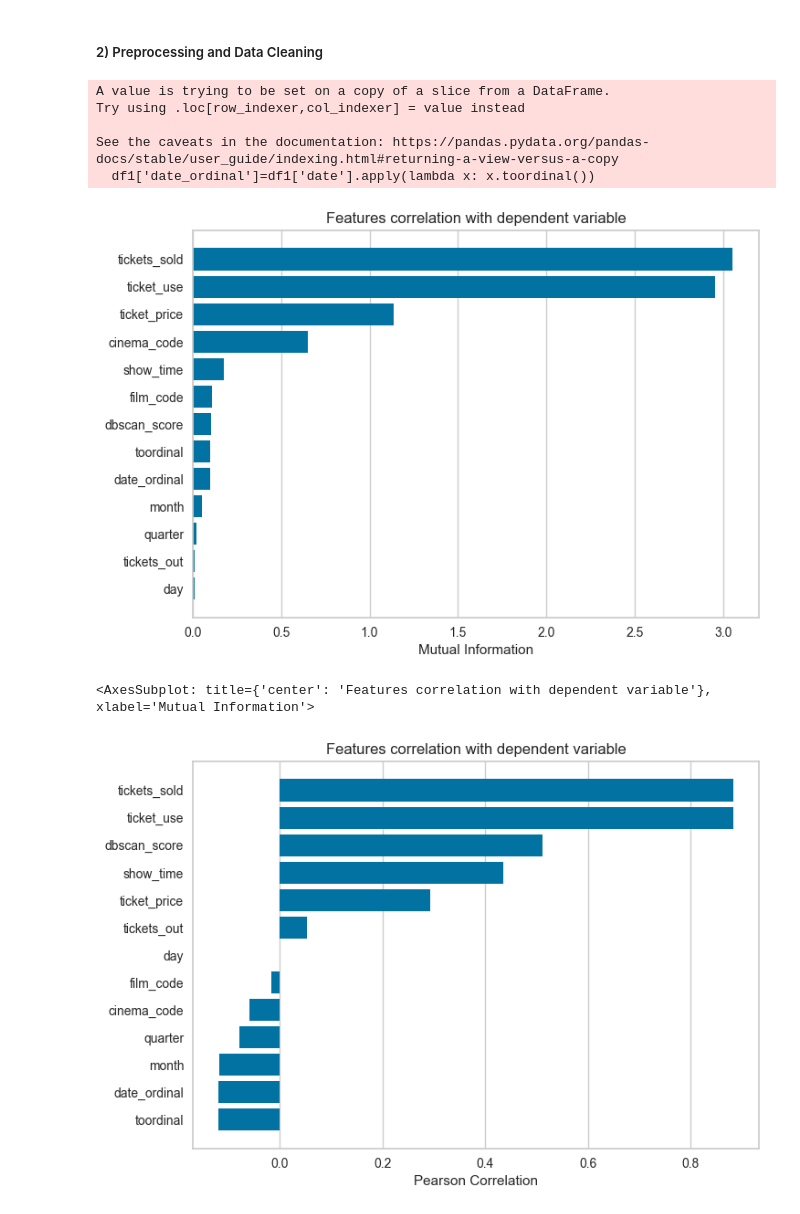
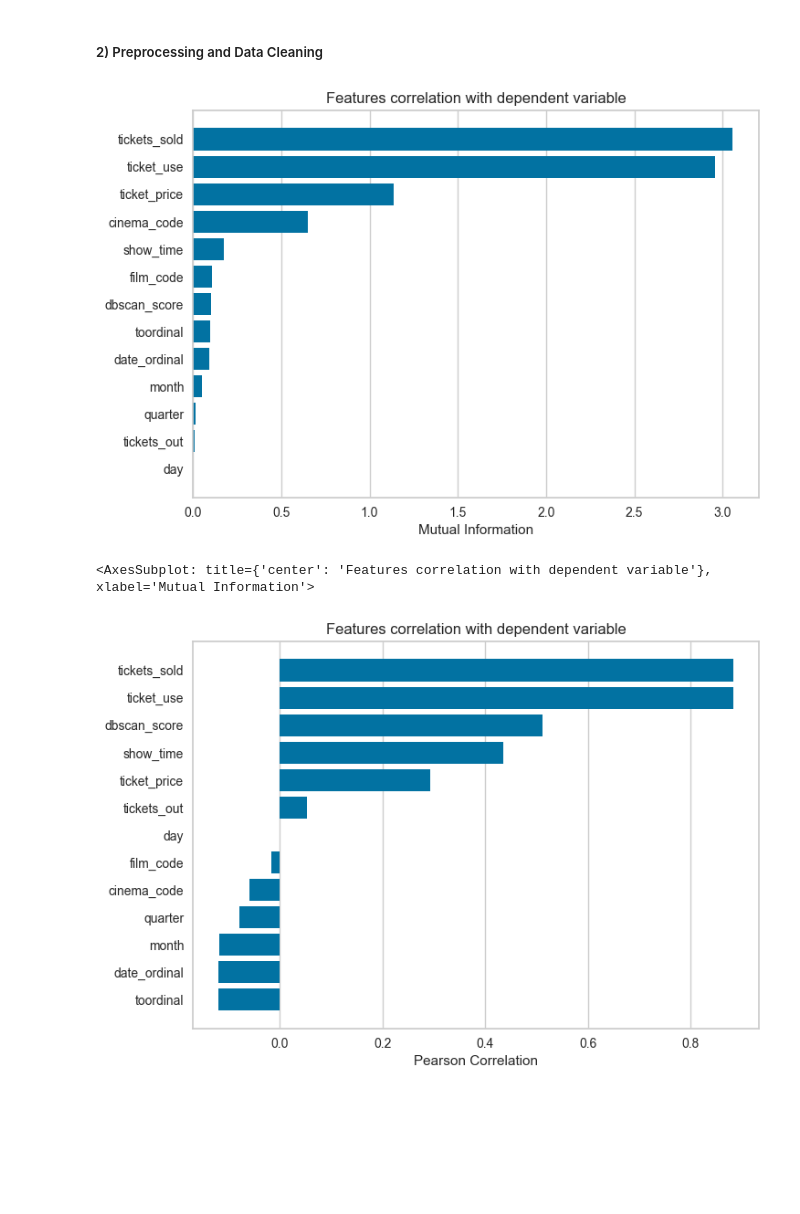
Before and after one commit to biniciobarrueco/SalesCinema, a Jupyter notebook: sales-cinema-model.ipynb, the cells around one changed output. Drawn from its saved outputs; the diff is of its cells as text; code cells hidden in the pictures; blank space fills up the shorter version.

```diff
--- a/sales-cinema-model.ipynb
+++ b/sales-cinema-model.ipynb
@@ -187,27 +197,22 @@ plt.scatter(dbscan_date, dbscan_sales, edgecolor='r')
 df=df.drop_duplicates('unique_id')
 df.dropna(axis=1, inplace=True)
 # %%
-df1 = df[df['dbscan_score'] >= 0]
+df = df[df['dbscan_score'] >= 0]
 # %%
 from yellowbrick.target import FeatureCorrelation
 
-df1['date_ordinal']=df1['date'].apply(lambda x: x.toordinal())
-features_names=list(df1.drop(['total_sales', 'date', 'unique_id'], axis=1).columns)
-X=df1.drop(['total_sales', 'date', 'unique_id'], axis=1)
-y=df1['total_sales']
+df['date_ordinal']=df.loc[:,'date'].apply(lambda x: x.toordinal())
+features_names=list(df.drop(['total_sales', 'date', 'unique_id'], axis=1).columns)
+X=df.drop(['total_sales', 'date', 'unique_id'], axis=1)
+y=df['total_sales']
 
 visualizer=FeatureCorrelation(method='mutual_info-regression',labels=features_names, sort=True)
 visualizer.fit(X,y)
 
 visualizer.show()
 # %% [output]
+[figure, new version]
-A value is trying to be set on a copy of a slice from a DataFrame.
-Try using .loc[row_indexer,col_indexer] = value instead
-
-See the caveats in the documentation: https://pandas.pydata.org/pandas-docs/stable/user_guide/indexing.html#returning-a-view-versus-a-copy
-  df1['date_ordinal']=df1['date'].apply(lambda x: x.toordinal())
+<AxesSubplot: title={'center': 'Features correlation with dependent variable'}, xlabel='Mutual Information'>
-[figure, old version]
-<AxesSubplot: title={'center': 'Features correlation with dependent variable'}, xlabel='Mutual Information'>
 # %%
 
 visualizer=FeatureCorrelation(method='pearson',labels=features_names, sort=True)
```
Also changed, not shown: parts of 9 cells of this notebook.
